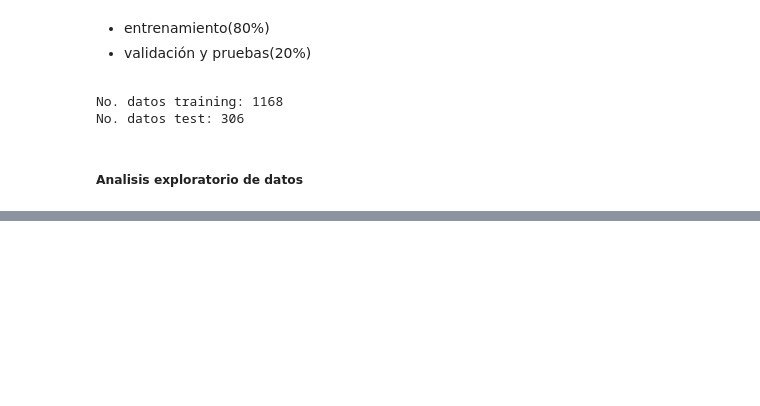
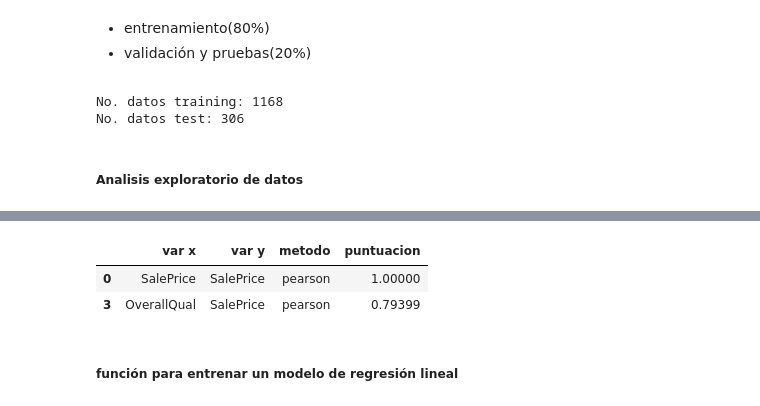
Before and after one commit to hubercpx/prediccion_precio_casas, a Jupyter notebook: Proyecto Final.ipynb, the cells around one changed output, grey strips where cells are left out. Cells and saved outputs as stored; diff of their text form; code cells hidden in the pictures; blank space fills up the shorter version.

```diff
--- a/Proyecto Final.ipynb
+++ b/Proyecto Final.ipynb
@@ -88,0 +169,9 @@ No. of testing examples: 306
+# %%
+df_correlaciones_pearson = df_correlaciones[df_correlaciones['metodo'] == 'pearson']
+df_correlaciones_pearson.sort_values(by="puntuacion", ascending=False).head(2)
+# %% [output]
+|  | var x | var y | metodo | puntuacion |
+| 0 | SalePrice | SalePrice | pearson | 1.00000 |
+| 3 | OverallQual | SalePrice | pearson | 0.79399 |
+# %% [markdown]
+<h5>función para entrenar un modelo de regresión lineal</h5>
```
Also changed, not shown: parts of 10 cells of this notebook.
